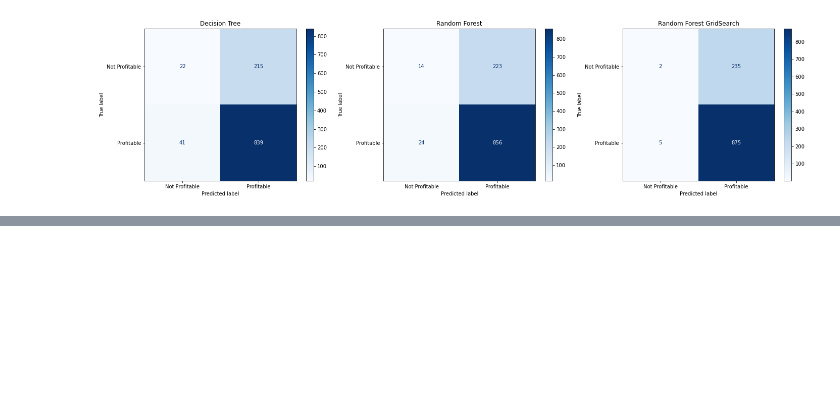
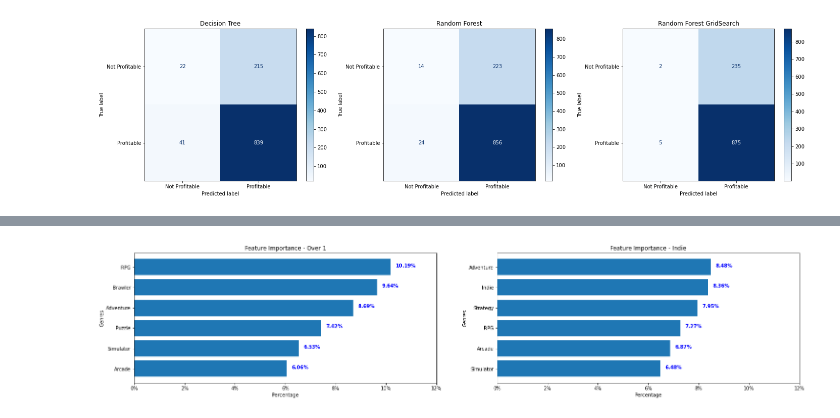
Before and after one commit to Tommyphung1/Predicting-Video-Games-Profit-with-Genres, a Jupyter notebook: Final_Notebook.ipynb, the cells around one changed output, grey strips where cells are left out. Saved outputs shown, nothing was run; the diff lists cells and outputs as text; code cells hidden in the pictures; blank space fills up the shorter version.

Commit message:
Last Rebalance models and some result analysis

```diff
--- a/Final_Notebook.ipynb
+++ b/Final_Notebook.ipynb
@@ -488,7 +492,13 @@ plt.show()
+# %%
+### SMOTE function call and setup
+from imblearn.over_sampling import SMOTE
+smote = SMOTE(random_state= 10)
+X_train_resampled, y_train_resampled = smote.fit_resample(X_train, y_train)    # Resample the training set from the first modeling
+X_train_resampled_2, y_train_resampled_2 = smote.fit_resample(X_train, y_train_2)    # Resample the training set from the second modeling
 # %%
-from imblearn.over_sampling import SMOTE
-smote = SMOTE(random_state= 10)
-X_train_resampled, y_train_resampled = smote.fit_resample(X_train, y_train)
-
+### Resample the new sampled training sets
 X_train_bal = X_train_resampled.sample(frac= .5, replace = True, random_state= 10)
 y_train_bal = y_train_resampled.sample(frac= .5, replace = True, random_state= 10)
+# Second Indie training set
+X_train_2_bal = X_train_resampled_2.sample(frac= .5, replace = True, random_state= 10)
+y_train_2_bal = y_train_resampled_2.sample(frac= .5, replace = True, random_state= 10)
@@ -536,0 +518,9 @@ forest_clf_grid_search_bal.best_params_
+# %%
+baseline_bal_2 = DecisionTreeClassifier(random_state=10)
+baseline_bal_2.fit(X_train_2_bal, y_train_2_bal)
+
+random_bal_2 = RandomForestClassifier(random_state=10)
+random_bal_2.fit(X_train_2_bal, y_train_2_bal)
+
+forest_clf_base_bal_2 = RandomForestClassifier(criterion = 'entropy',max_depth = 10, max_features = 'sqrt', min_samples_leaf = 1, min_samples_split = 6, n_estimators = 20, random_state = 10)
+forest_clf_base_bal_2.fit(X_train_2_bal, y_train_2_bal)
@@ -536,0 +531,7 @@ forest_clf_grid_search_bal.best_params_
+# %%
+baseline_bal_list = dc.convert_feature(baseline_bal)
+baseline_bal_list_2 = dc.convert_feature(baseline_bal_2)
+
+dv.visual_top_5(baseline_bal_list, baseline_bal_list_2)
+# %% [output]
+[figure, added]
```
Also changed, not shown: parts of 16 cells of this notebook, 1 other file.
